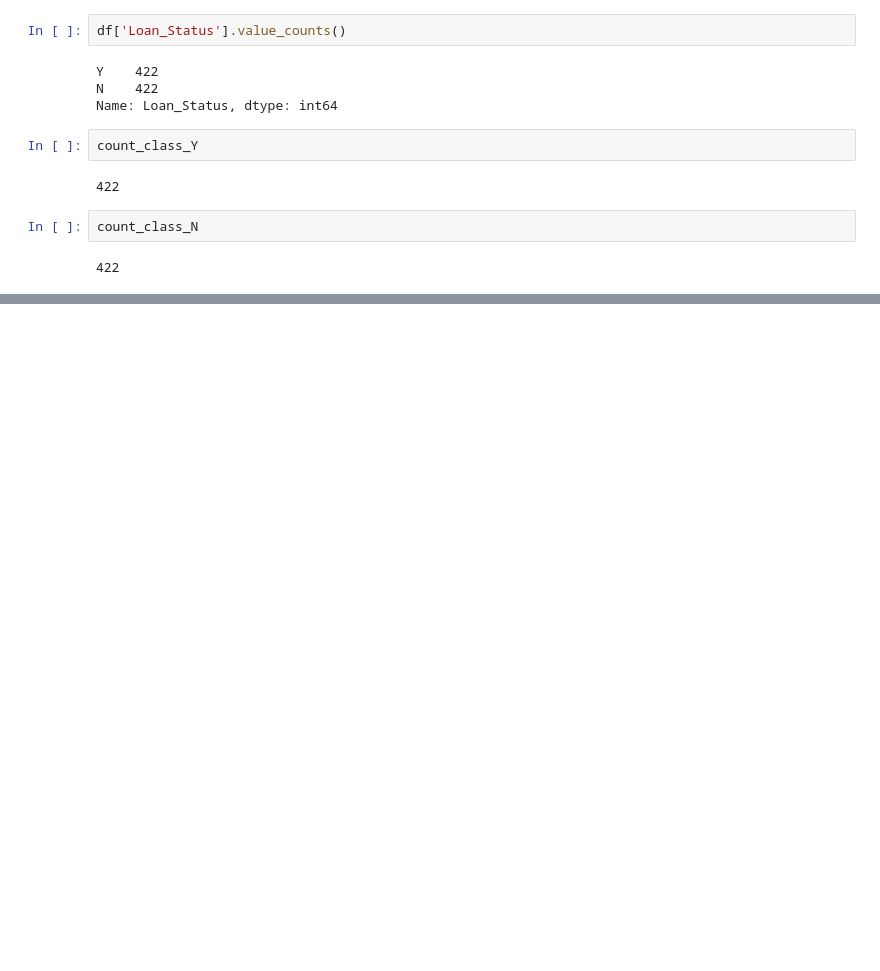
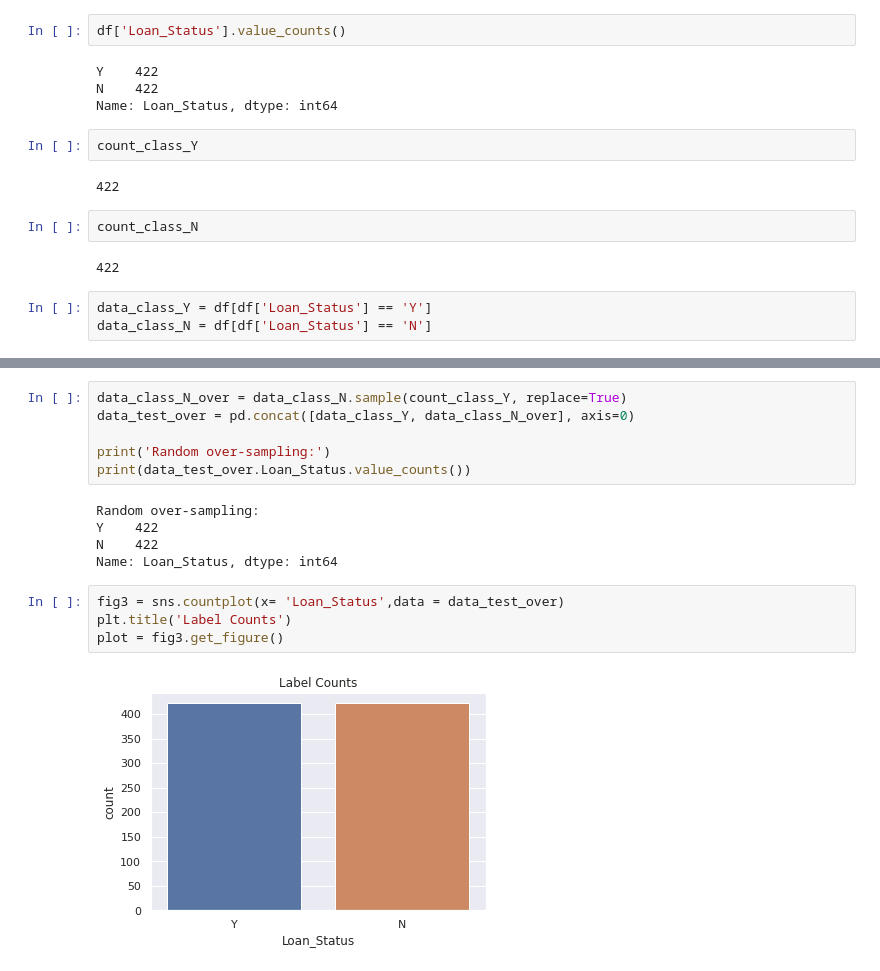
Before and after one commit to ahmadfariz23/Loan-Prediction, a Jupyter notebook: Data_Analisis.ipynb, the cells around one changed output, grey strips where cells are left out. Cells and saved outputs as stored; diff of their text form; blank space fills up the shorter version.

```diff
--- a/Data_Analisis.ipynb
+++ b/Data_Analisis.ipynb
@@ -43,3 +43,6 @@ count_class_Y
 count_class_N
 # %% [output]
 422
+# %%
+data_class_Y = df[df['Loan_Status'] == 'Y']
+data_class_N = df[df['Loan_Status'] == 'N']
@@ -45,0 +81,17 @@ count_class_N
+# %%
+data_class_N_over = data_class_N.sample(count_class_Y, replace=True)
+data_test_over = pd.concat([data_class_Y, data_class_N_over], axis=0)
+
+print('Random over-sampling:')
+print(data_test_over.Loan_Status.value_counts())
+# %% [output]
+Random over-sampling:
+Y    422
+N    422
+Name: Loan_Status, dtype: int64
+# %%
+fig3 = sns.countplot(x= 'Loan_Status',data = data_test_over)
+plt.title('Label Counts')
+plot = fig3.get_figure()
+# %% [output]
+[figure, added]
```
Also changed, not shown: parts of 16 cells of this notebook.
